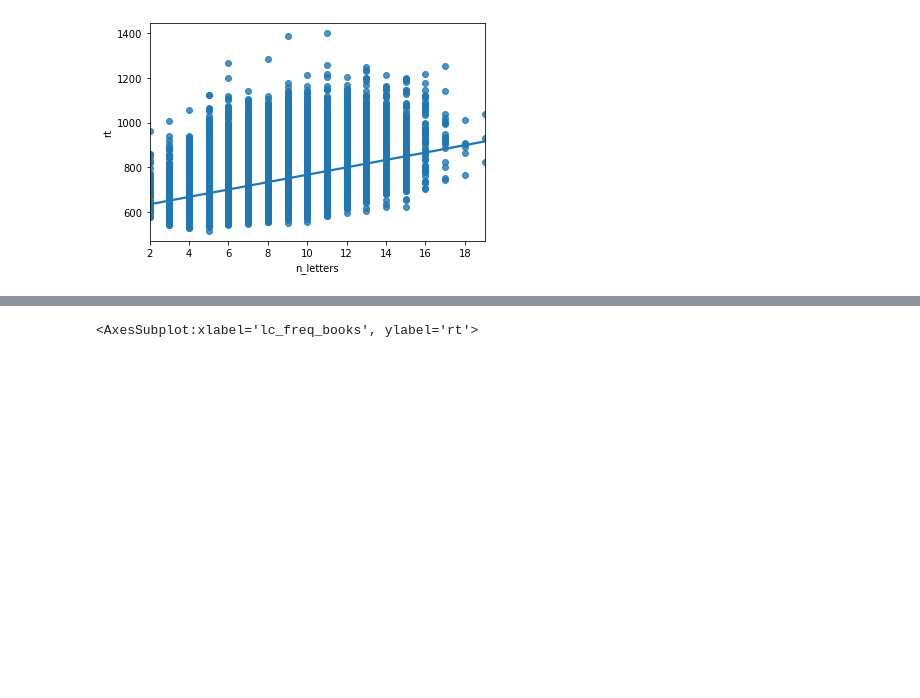
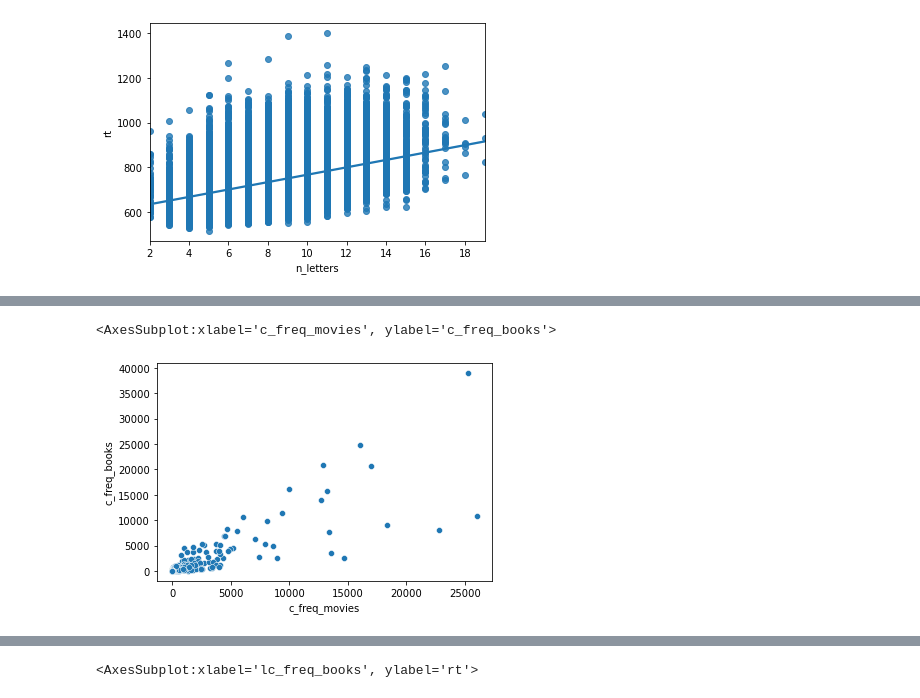
Before and after one commit to ethanweed/ExPsyLing, a Jupyter notebook: 2022/Notebooks/MEGALEX_1.ipynb, the cells around one changed output, grey strips where cells are left out. Cells and saved outputs as stored; diff of their text form; code cells hidden in the pictures; blank space fills up the shorter version.

```diff
--- a/2022/Notebooks/MEGALEX_1.ipynb
+++ b/2022/Notebooks/MEGALEX_1.ipynb
@@ -21,3 +26,8 @@ sns.regplot(data = data, x = 'n_letters', y = 'rt')
 # %% [output]
 <AxesSubplot:xlabel='n_letters', ylabel='rt'>
 [figure]
+# %%
+
+data = df.loc[(df['lc_freq_books'] != '#NAME?')]
+data.loc[:,'lc_freq_books'] = pd.to_numeric(data.loc[:,'lc_freq_books'], downcast='float')
+data.head()
@@ -23,0 +41,7 @@ sns.regplot(data = data, x = 'n_letters', y = 'rt')
+# %%
+sns.scatterplot(data = data, x = 'c_freq_movies', y = 'c_freq_books')
+
+# challenge: add labels to the outlier points
+# %% [output]
+<AxesSubplot:xlabel='c_freq_movies', ylabel='c_freq_books'>
+[figure, added]
```
Also changed, not shown: parts of 13 cells of this notebook, 3 other files.
